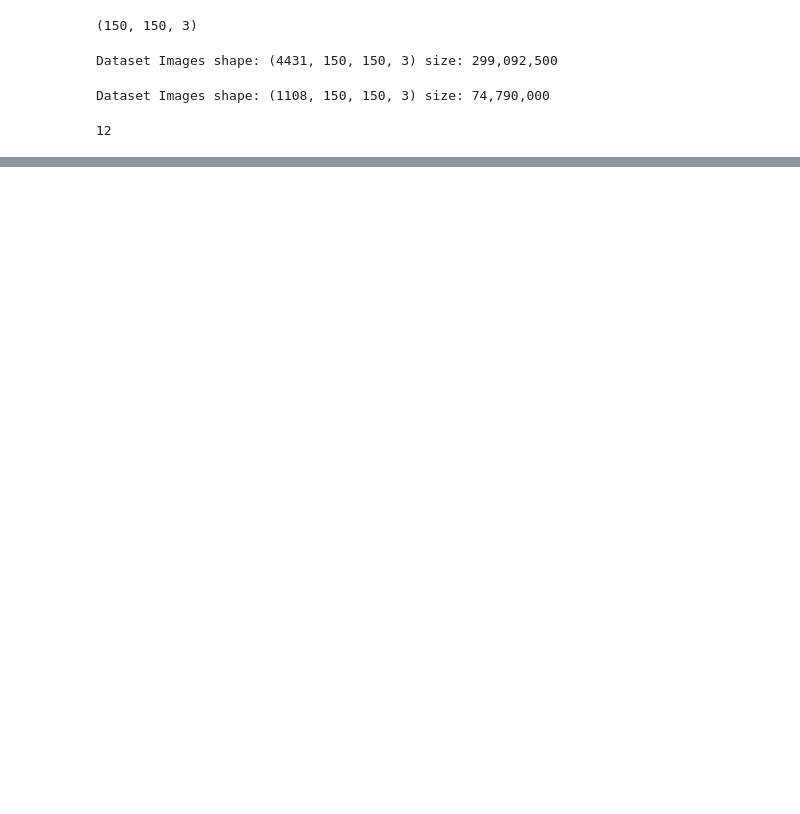
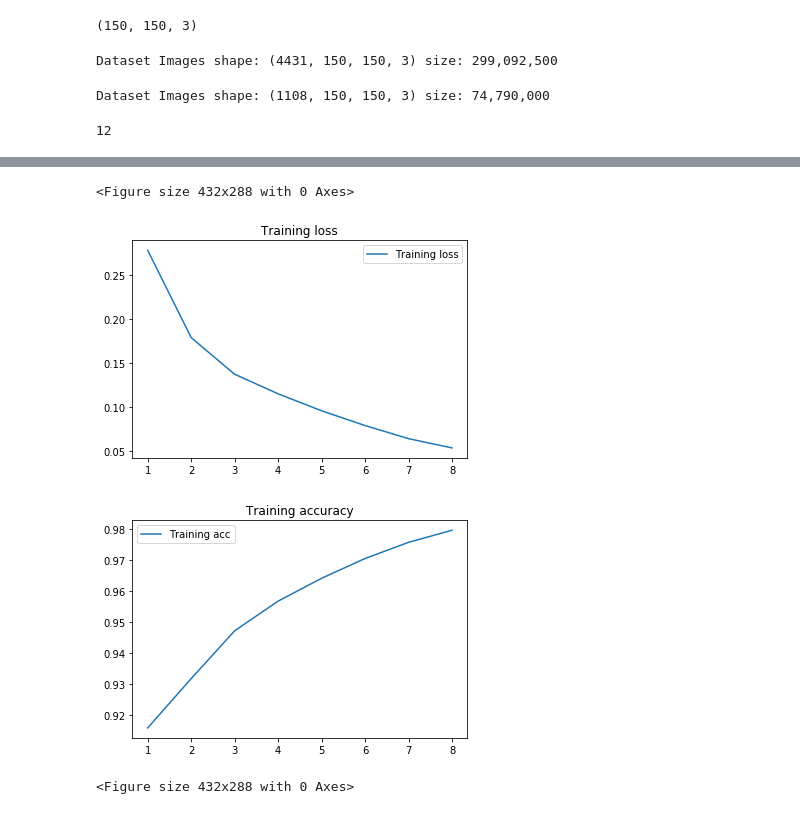
Before and after one commit to ZuolinLiu2019/Software_Development, a Jupyter notebook: Machine_Learning/Models/CNN/Plant_Seedling_CNN.ipynb, the cells around one changed output, grey strips where cells are left out. Drawn from its saved outputs; the diff is of its cells as text; code cells hidden in the pictures; blank space fills up the shorter version.

Commit message:
train CNN model

```diff
--- a/Machine_Learning/Models/CNN/Plant_Seedling_CNN.ipynb
+++ b/Machine_Learning/Models/CNN/Plant_Seedling_CNN.ipynb
@@ -410,19 +461,24 @@ history = model.fit(x=x_train, y=train_y,
 # %%
 # visulize the trainning curve
 acc = history.history['acc']
 loss = history.history['loss']
 
 epochs = range(1, len(acc) + 1)
 
-plt.plot(epochs, loss, 'bo', label='Training loss')
+plt.plot(epochs, loss, label='Training loss')
 plt.title('Training loss')
 plt.legend()
 plt.figure()
 
-plt.plot(epochs, acc, 'bo', label='Training acc')
+plt.plot(epochs, acc, label='Training acc')
 plt.title('Training accuracy')
 plt.legend()
 plt.figure()
+# %% [output]
+<Figure size 432x288 with 0 Axes>
+[figure, added]
+[figure, added]
+<Figure size 432x288 with 0 Axes>
 # %%
 # make a prediction
 
```
Also changed, not shown: parts of 27 cells of this notebook, 8 other files.
